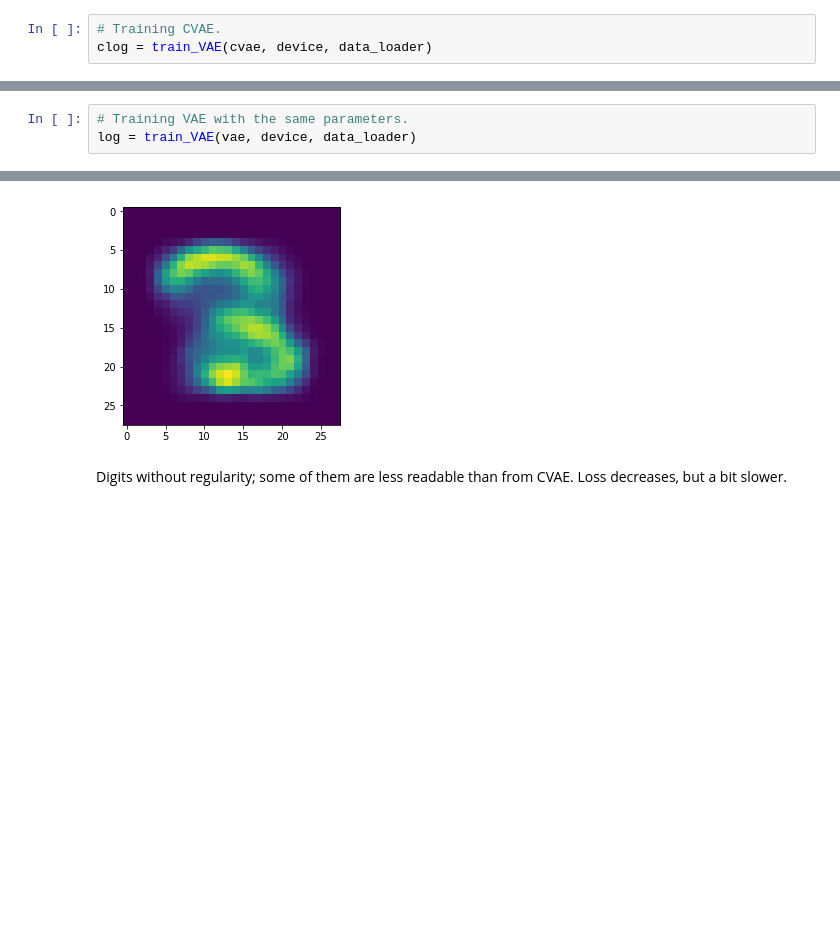
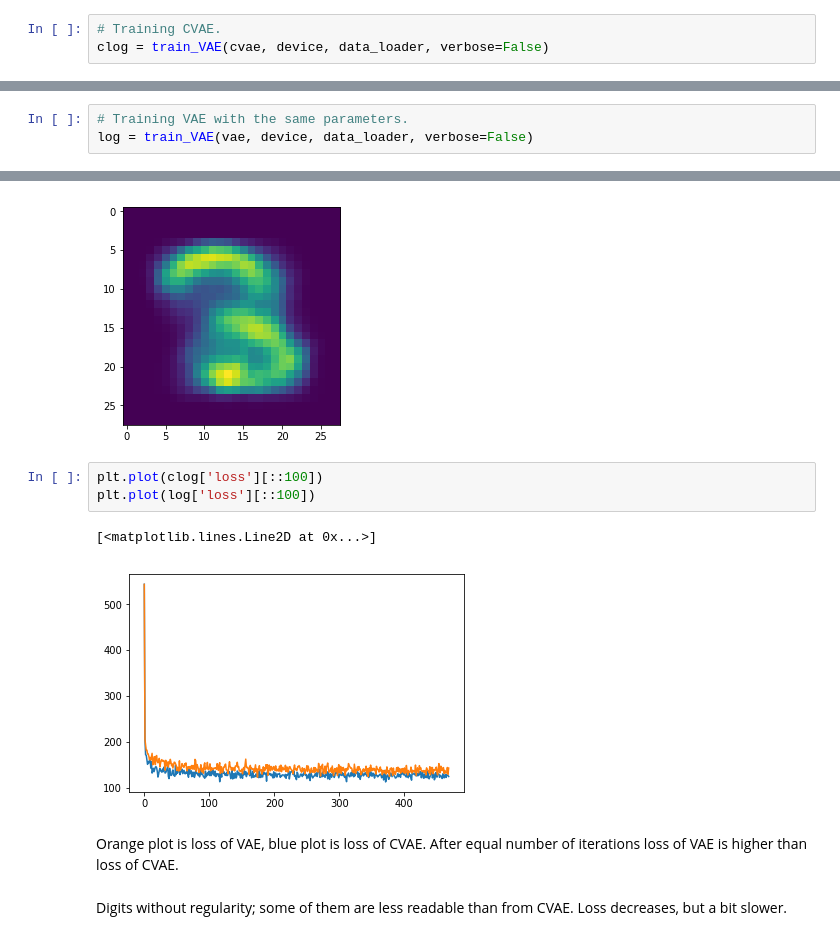
Before and after one commit to Intelligent-Systems-Phystech/DeepGenerativeModels, a Jupyter notebook: examples/CVAE_VAE_experiments.ipynb, the cells around one changed output, grey strips where cells are left out. Cells and saved outputs as stored; diff of their text form; blank space fills up the shorter version.

Commit message:
final version of cvae with experiments

```diff
--- a/examples/CVAE_VAE.ipynb
+++ b/examples/CVAE_VAE_experiments.ipynb
@@ -63,4 +63,4 @@ cvae = VAE(
         num_labels=10).to(device)
 # %%
 # Training CVAE.
-clog = train_VAE(cvae, device, data_loader)
+clog = train_VAE(cvae, device, data_loader, verbose=False)
@@ -157,4 +139,4 @@ vae = VAE(
         conditional=False).to(device)
 # %%
 # Training VAE with the same parameters.
-log = train_VAE(vae, device, data_loader)
+log = train_VAE(vae, device, data_loader, verbose=False)
@@ -239,6 +203,14 @@ plt.imshow(x[9].view(28, 28).data.numpy())
 # %% [output]
 <matplotlib.image.AxesImage at 0x...>
 [figure]
+# %%
+plt.plot(clog['loss'][::100])
+plt.plot(log['loss'][::100])
+# %% [output]
+[<matplotlib.lines.Line2D at 0x...>]
+[figure, added]
+# %% [markdown]
+Orange plot is loss of VAE, blue plot is loss of CVAE. After equal number of iterations loss of VAE is higher than loss of CVAE.
 # %% [markdown]
 Digits without regularity; some of them are less readable than from CVAE.
 Loss decreases, but a bit slower.
```
Also changed, not shown: parts of 4 cells of this notebook, 1 other file.
